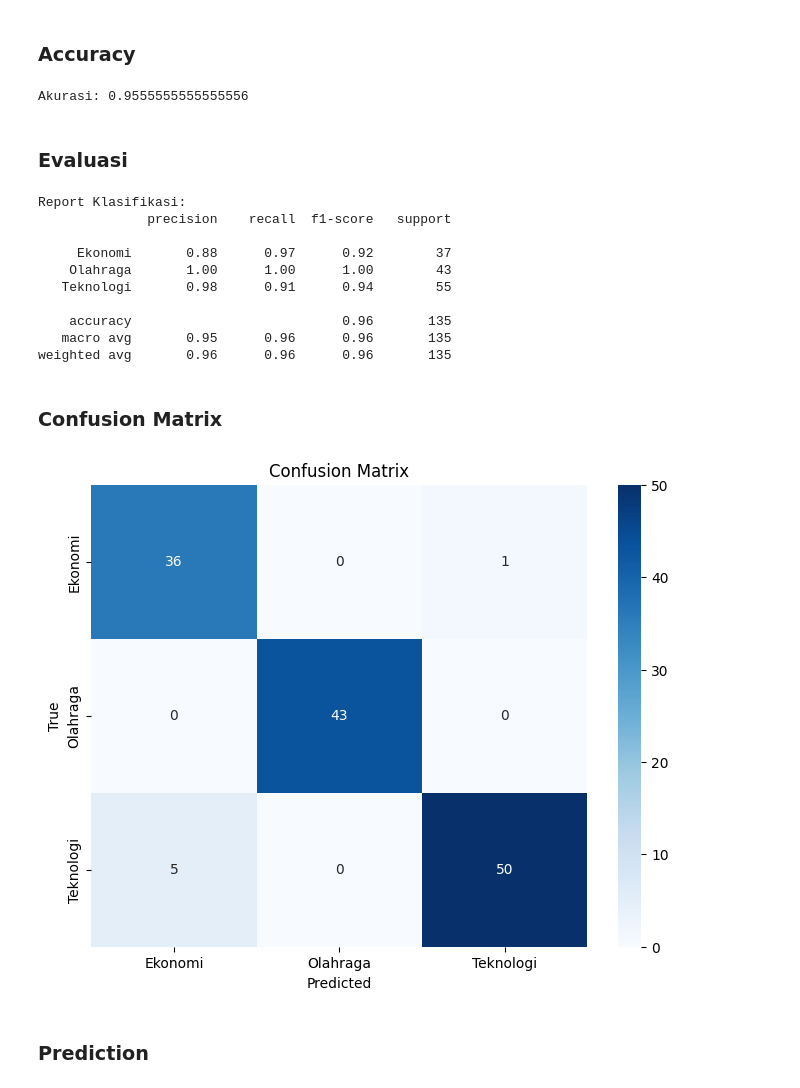
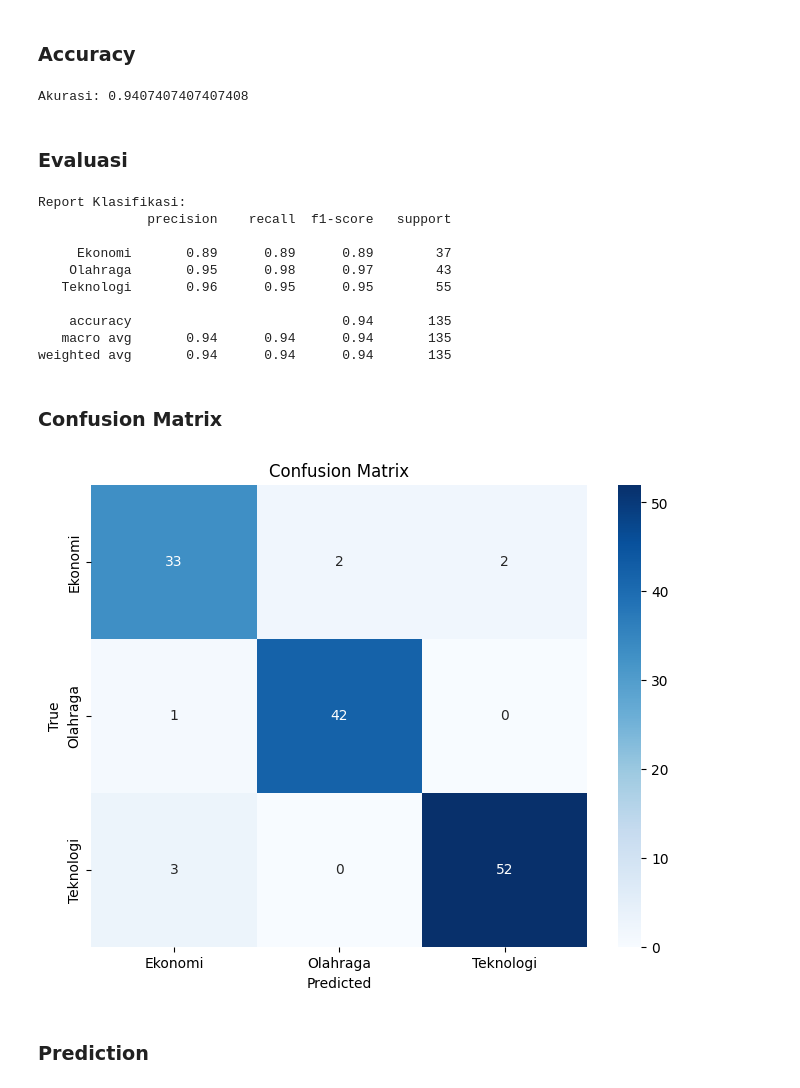
Before and after one commit to SitiUlunNuhaKarimah127/PPW, a Jupyter notebook: _sources/Pages/Klasifikasi berita CNN Indonesia.ipynb, the cells around one changed output. Drawn from its saved outputs; the diff is of its cells as text; code cells hidden in the pictures.

```diff
--- a/_sources/Pages/Klasifikasi berita CNN Indonesia.ipynb
+++ b/_sources/Pages/Klasifikasi berita CNN Indonesia.ipynb
@@ -531,12 +495,0 @@ weighted avg       0.96      0.96      0.96       135
-# %%
-def plot_confusion_matrix(cm):
-  # Membuat plot confusion matrix
-  plt.figure(figsize=(8, 6))
-  sns.heatmap(cm, annot=True, fmt='d', cmap='Blues', xticklabels=gnb.classes_, yticklabels=gnb.classes_)
-  plt.xlabel('Predicted')
-  plt.ylabel('True')
-  plt.title('Confusion Matrix')
-  plt.show()
-
-cm = confusion_matrix(y_test, y_pred_svc)
-plot_confusion_matrix(cm)
@@ -583,8 +504,8 @@ df["Artikel"][0]
 # %%
 vectorizer = TfidfVectorizer()
-X_summary_TR = vectorizer.fit_transform(df["Artikel"]).toarray()
+X_artikel = vectorizer.fit_transform(df["Artikel"]).toarray()
 y = df["Category"]
 # %% [markdown]
 ### Splitting Data
 # %%
-X_train_TR, X_test_TR, y_train_TR, y_test_TR = train_test_split(X_summary_TR, y, test_size=0.3, random_state=42)
+X_train_TR, X_test_TR, y_train_TR, y_test_TR = train_test_split(X_artikel, y, test_size=0.3, random_state=42)
@@ -593,12 +514,12 @@ X_train_TR, X_test_TR, y_train_TR, y_test_TR = train_test_split(X_summary_TR, y,
 # %%
 # Inisialisasi model Naive Bayes Gaussian
-svm = SVC()
+gnb_TR = GaussianNB()
 
 # Melatih model menggunakan data latih
-svm.fit(X_train_TR, y_train_TR)
+gnb_TR.fit(X_train_TR, y_train_TR)
 
 # Membuat prediksi pada data uji
-y_pred_TR = svm.predict(X_test_TR)
+y_pred_TR = gnb_TR.predict(X_test_TR)
 # %% [markdown]
 ### Accuracy
 # %%
@@ -606,7 +527,7 @@ y_pred_TR = svm.predict(X_test_TR)
 accuracy = accuracy_score(y_test_TR, y_pred_TR)
 print(f'Akurasi: {accuracy}')
 # %% [output]
-Akurasi: 0.9555555555555556
+Akurasi: 0.9407407407407408
 # %% [markdown]
 ### Evaluasi
 # %%
@@ -616,29 +537,29 @@ print(f'Report Klasifikasi:\n{report}')
 Report Klasifikasi:
               precision    recall  f1-score   support
 
-     Ekonomi       0.88      0.97      0.92        37
-    Olahraga       1.00      1.00      1.00        43
-   Teknologi       0.98      0.91      0.94        55
+     Ekonomi       0.89      0.89      0.89        37
+    Olahraga       0.95      0.98      0.97        43
+   Teknologi       0.96      0.95      0.95        55
 
-    accuracy                           0.96       135
-   macro avg       0.95      0.96      0.96       135
-weighted avg       0.96      0.96      0.96       135
+    accuracy                           0.94       135
+   macro avg       0.94      0.94      0.94       135
+weighted avg       0.94      0.94      0.94       135
 # %% [markdown]
 ### Confusion Matrix
 # %%
-def plot_confusion_matrix(cm):
+def plot_confusion_matrix(cm, model):
   # Membuat plot confusion matrix
   plt.figure(figsize=(8, 6))
-  sns.heatmap(cm, annot=True, fmt='d', cmap='Blues', xticklabels=gnb.classes_, yticklabels=gnb.classes_)
+  sns.heatmap(cm, annot=True, fmt='d', cmap='Blues', xticklabels=model.classes_, yticklabels=model.classes_)
   plt.xlabel('Predicted')
   plt.ylabel('True')
   plt.title('Confusion Matrix')
   plt.show()
 
 cm = confusion_matrix(y_test_TR, y_pred_TR)
-plot_confusion_matrix(cm)
+plot_confusion_matrix(cm, gnb_TR)
 # %% [output]
-[figure, old version]
+[figure, new version]
 # %% [markdown]
 ### Prediction
 # %% [markdown]
```
Also changed, not shown: parts of 35 cells of this notebook, 38 other files.
